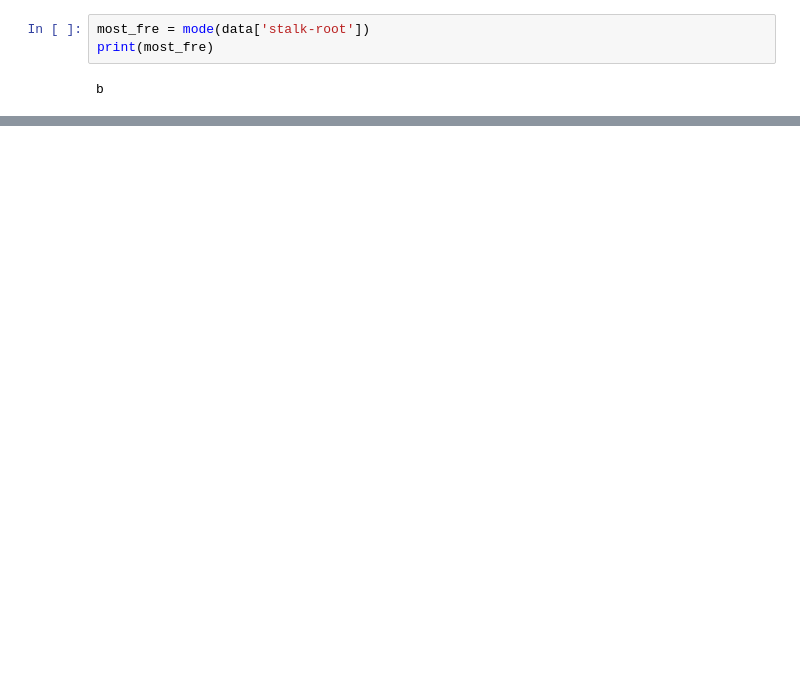
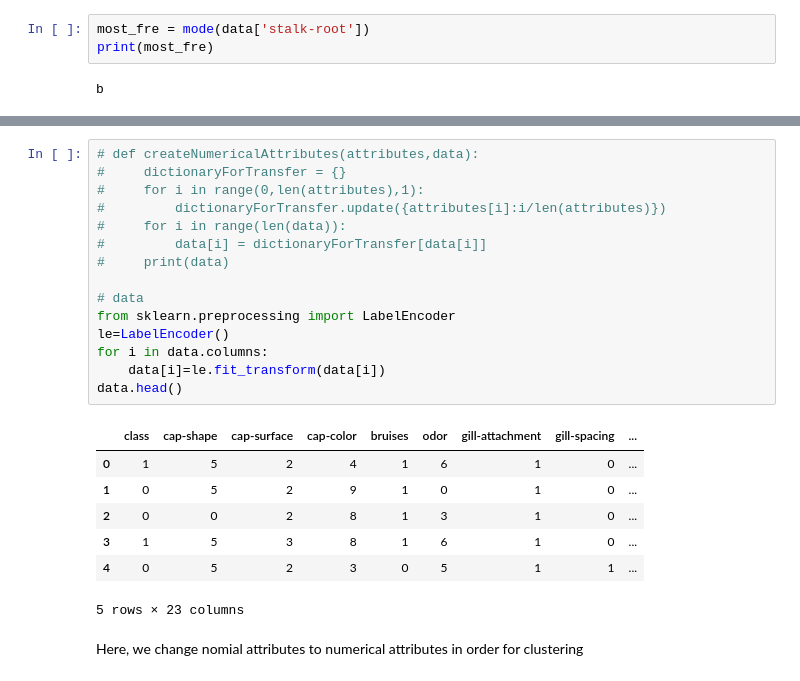
Before and after one commit to 577SpicyButterflies/Mushroom_Clustering, a Jupyter notebook: clustering.ipynb, the cells around one changed output, grey strips where cells are left out. Saved outputs shown, nothing was run; the diff lists cells and outputs as text; blank space fills up the shorter version.

```diff
--- a/clustering.ipynb
+++ b/clustering.ipynb
@@ -45,0 +37,25 @@ Name: stalk-root, Length: 8124, dtype: object
+# %%
+# def createNumericalAttributes(attributes,data):
+#     dictionaryForTransfer = {}
+#     for i in range(0,len(attributes),1):
+#         dictionaryForTransfer.update({attributes[i]:i/len(attributes)})
+#     for i in range(len(data)):
+#         data[i] = dictionaryForTransfer[data[i]]
+#     print(data)
+
+# data
+from sklearn.preprocessing import LabelEncoder
+le=LabelEncoder()
+for i in data.columns:
+    data[i]=le.fit_transform(data[i])
+data.head()
+# %% [output]
+|  | class | cap-shape | cap-surface | cap-color | bruises | odor | gill-attachment | gill-spacing | ... |
+| 0 | 1 | 5 | 2 | 4 | 1 | 6 | 1 | 0 | ... |
+| 1 | 0 | 5 | 2 | 9 | 1 | 0 | 1 | 0 | ... |
+| 2 | 0 | 0 | 2 | 8 | 1 | 3 | 1 | 0 | ... |
+| 3 | 1 | 5 | 3 | 8 | 1 | 6 | 1 | 0 | ... |
+| 4 | 0 | 5 | 2 | 3 | 0 | 5 | 1 | 1 | ... |
+5 rows × 23 columns
+# %% [markdown]
+Here, we change nomial attributes to numerical attributes in order for clustering
```
Also changed, not shown: parts of 8 cells of this notebook, 2 other files.
